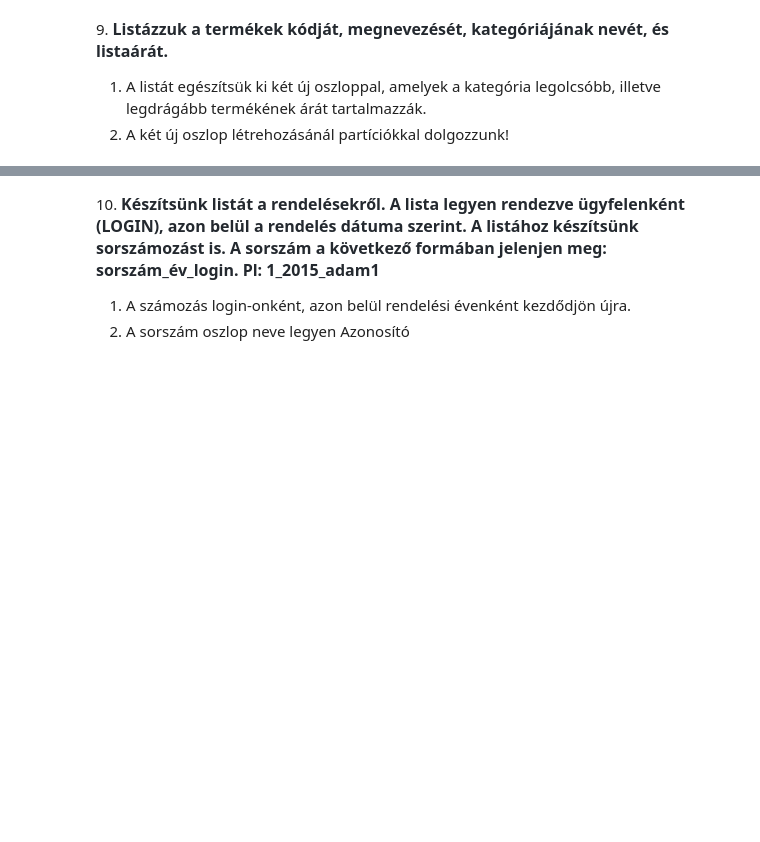
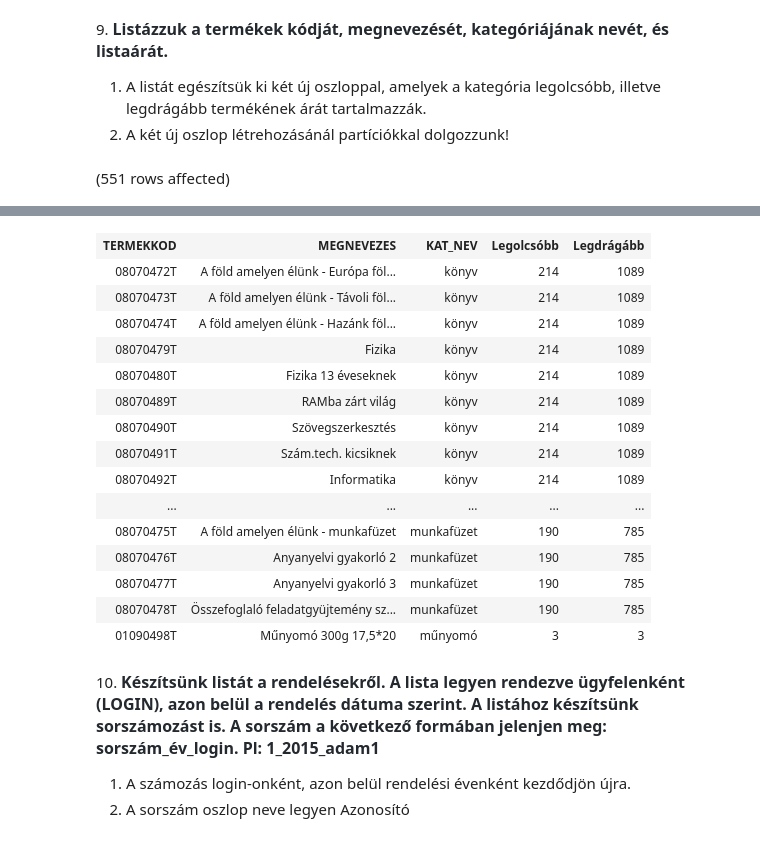
Before and after one commit to DeliMercedesz/sqlgyak03, a Jupyter notebook: gyakorlat05_feladatok (3).ipynb, the cells around one changed output, grey strips where cells are left out. Drawn from its saved outputs; the diff is of its cells as text; code cells hidden in the pictures; blank space fills up the shorter version.

```diff
--- a/gyakorlat05_feladatok (3).ipynb
+++ b/gyakorlat05_feladatok (3).ipynb
@@ -221,3 +221,10 @@ Total execution time: 00:00:02.324
 
 1. A listát egészítsük ki két új oszloppal, amelyek a kategória legolcsóbb, illetve legdrágább termékének árát tartalmazzák.
 2. A két új oszlop létrehozásánál partíciókkal dolgozzunk!
+# %%
+SELECT TERMEKKOD,MEGNEVEZES,KAT_NEV,
+        min(listaar) over(partition by termek.kat_id) as 'Legolcsóbb',
+        max(listaar) over(partition by termek.kat_id) as 'Legdrágább'
+FROM TERMEK JOIN Termekkategoria ON Termekkategoria.KAT_ID = termek.KAT_ID
+# %% [output]
+(551 rows affected)
@@ -224,3 +232,19 @@ Total execution time: 00:00:02.324
+| TERMEKKOD | MEGNEVEZES | KAT_NEV | Legolcsóbb | Legdrágább |
+| 08070472T | A föld amelyen élünk - Európa föl... | könyv | 214 | 1089 |
+| 08070473T | A föld amelyen élünk - Távoli föl... | könyv | 214 | 1089 |
+| 08070474T | A föld amelyen élünk - Hazánk föl... | könyv | 214 | 1089 |
+| 08070479T | Fizika | könyv | 214 | 1089 |
+| 08070480T | Fizika 13 éveseknek | könyv | 214 | 1089 |
+| 08070489T | RAMba zárt világ | könyv | 214 | 1089 |
+| 08070490T | Szövegszerkesztés | könyv | 214 | 1089 |
+| 08070491T | Szám.tech. kicsiknek | könyv | 214 | 1089 |
+| 08070492T | Informatika | könyv | 214 | 1089 |
+| ... | ... | ... | ... | ... |
+| 08070475T | A föld amelyen élünk - munkafüzet | munkafüzet | 190 | 785 |
+| 08070476T | Anyanyelvi gyakorló 2 | munkafüzet | 190 | 785 |
+| 08070477T | Anyanyelvi gyakorló 3 | munkafüzet | 190 | 785 |
+| 08070478T | Összefoglaló feladatgyüjtemény sz... | munkafüzet | 190 | 785 |
+| 01090498T | Műnyomó 300g 17,5*20 | műnyomó | 3 | 3 |
 # %% [markdown]
 10. <span style="font-weight: 600; color: rgb(36, 41, 47); font-family: -apple-system, BlinkMacSystemFont, &quot;Segoe UI&quot;, Helvetica, Arial, sans-serif, &quot;Apple Color Emoji&quot;, &quot;Segoe UI Emoji&quot;; font-size: 16px;">Készítsünk listát a rendelésekről. A lista legyen rendezve ügyfelenként (LOGIN), azon belül a rendelés dátuma szerint. A listához készítsünk sorszámozást is. A sorszám a következő formában jelenjen meg: sorszám_év_login. Pl: 1_2015_adam1</span>
 
```
Also changed, not shown: parts of 2 cells of this notebook.
